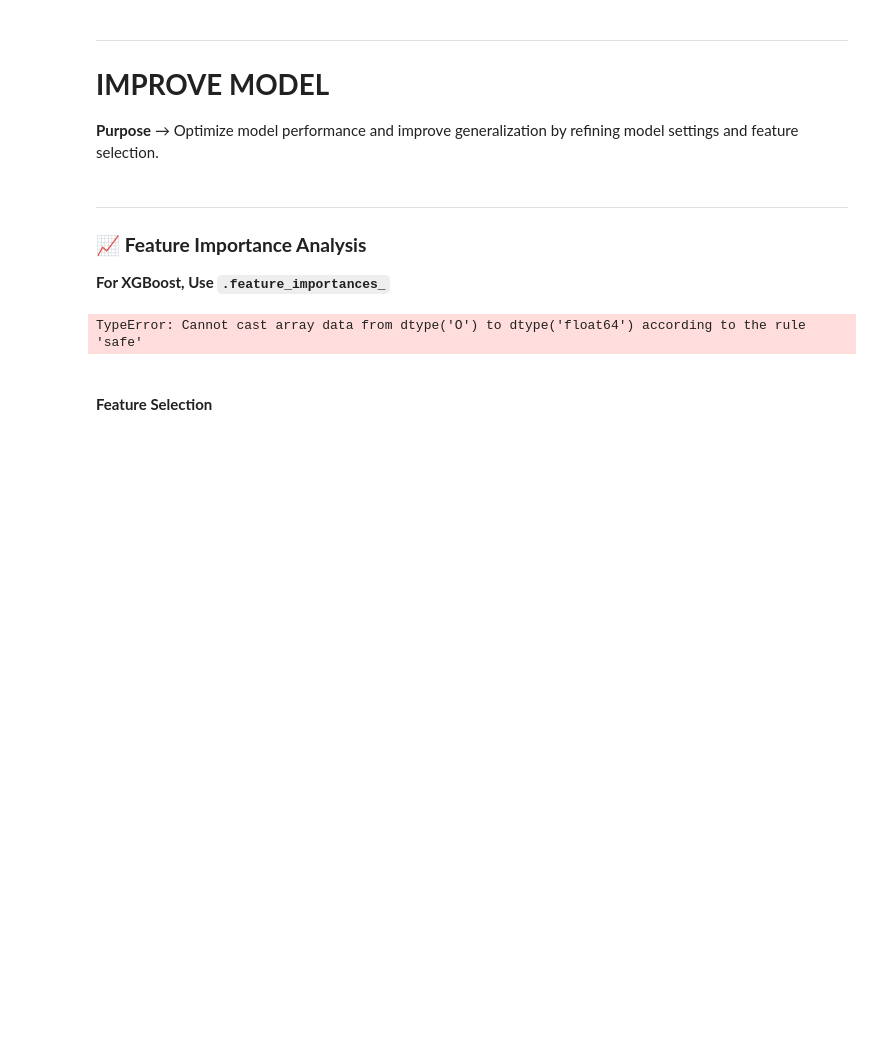
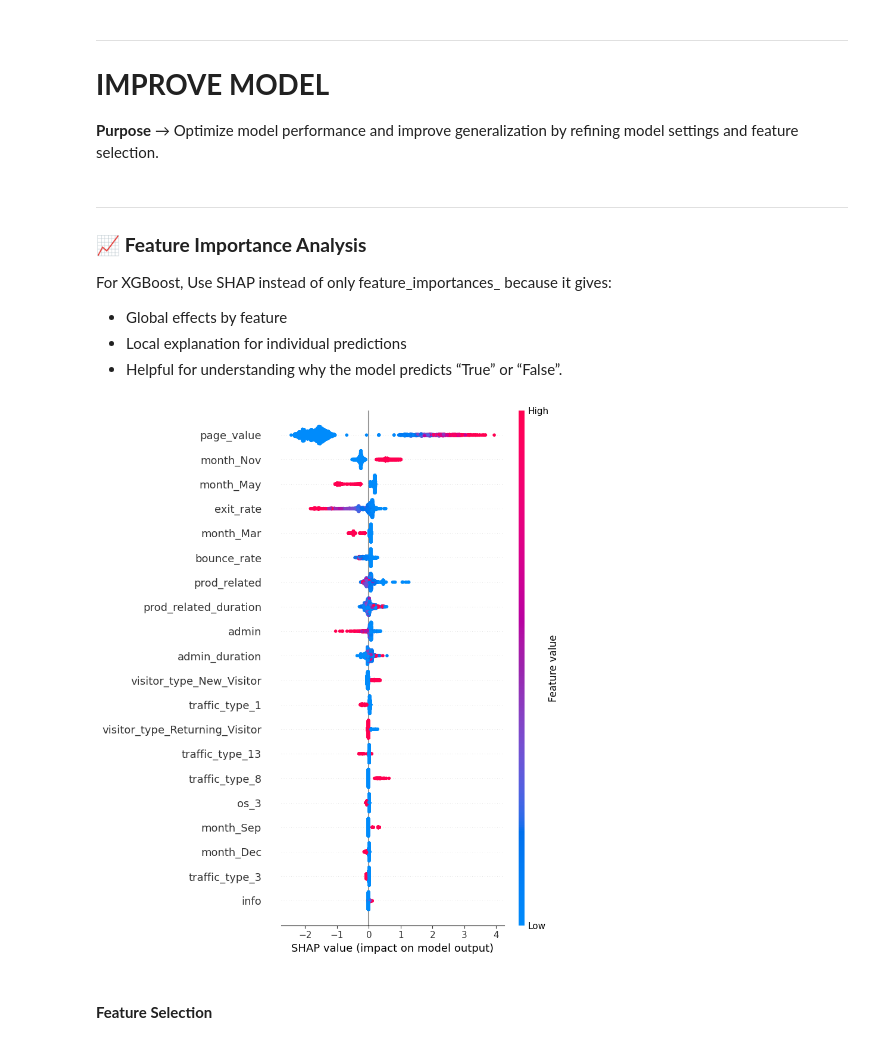
Before and after one commit to sabinagio/ml-ecommerce, a Jupyter notebook: exp-notebooks/S_06_ml_final.ipynb, the cells around one changed output. Drawn from its saved outputs; the diff is of its cells as text; code cells hidden in the pictures; blank space fills up the shorter version.

```diff
--- a/exp-notebooks/S_06_ml_final.ipynb
+++ b/exp-notebooks/S_06_ml_final.ipynb
@@ -924,16 +925,21 @@ Validation AUC Std: 0.004
 # %% [markdown]
 ---
 ### 📈 **Feature Importance Analysis**
-**For XGBoost, Use  `.feature_importances_`**
+
+For XGBoost, Use SHAP instead of only feature_importances_ because it gives:
+- Global effects by feature
+- Local explanation for individual predictions
+- Helpful for understanding why the model predicts “True” or “False”.
 # %%
 import shap
-# Create SHAP explainer
-explainer = shap.Explainer(model, X_train)
-# Calculate SHAP values for the test set
-shap_values = explainer(X_test)
-# Plot SHAP summary plot
-shap.summary_plot(shap_values, X_test)
+
+X_train = X_train.astype(float)
+X_test = X_test.astype(float)
+
+explainer = shap.TreeExplainer(model) # Create SHAP explainer
+shap_values = explainer.shap_values(X_test) # Calculate SHAP values for the test set
+shap.summary_plot(shap_values, X_test) # Plot SHAP summary plot
 # %% [output]
-TypeError: Cannot cast array data from dtype('O') to dtype('float64') according to the rule 'safe'
+[figure, added]
 # %% [markdown]
 #### **Feature Selection**
```
Also changed, not shown: parts of 13 cells of this notebook.
